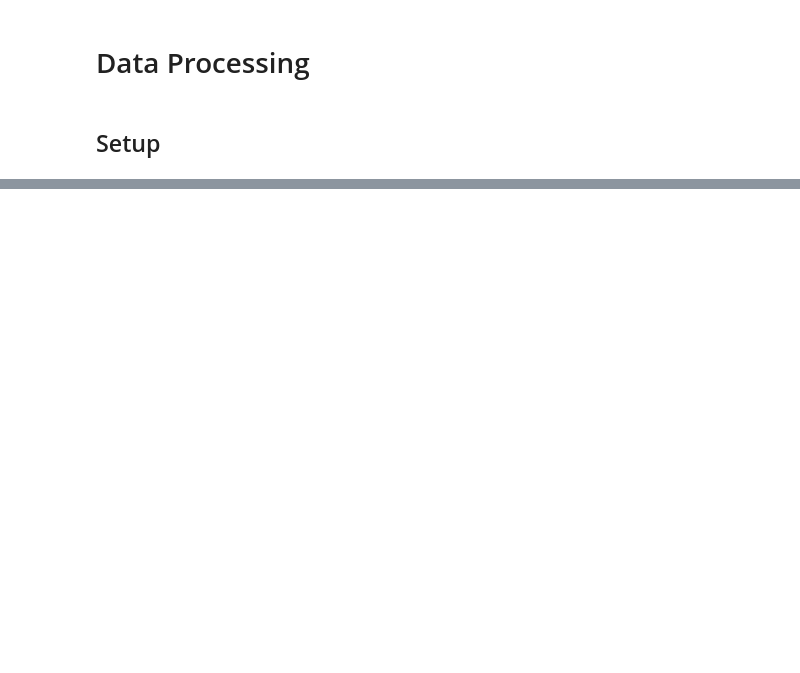
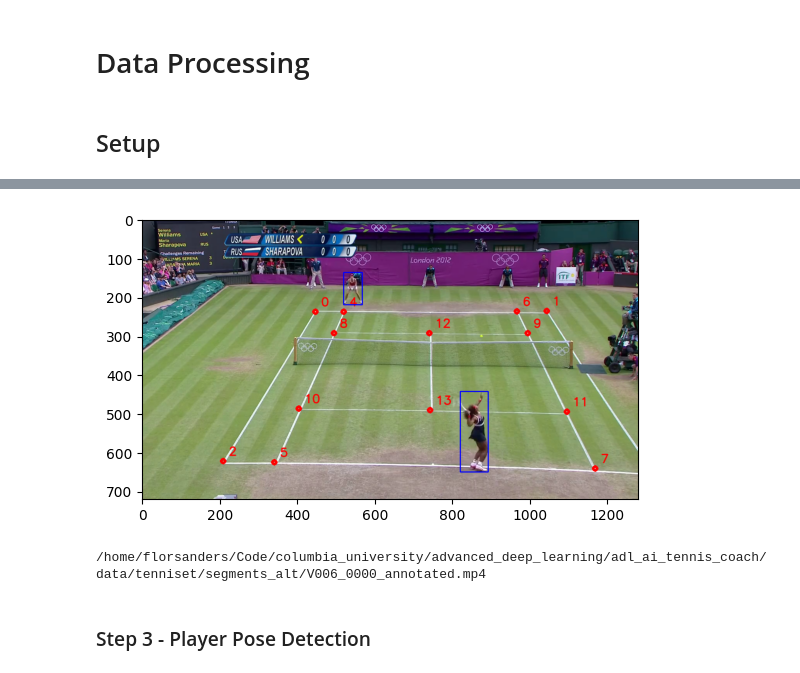
Before and after one commit to FlorSanders/Tennis_Shot_Prediction, a Jupyter notebook: src/data/data_processing.ipynb, the cells around one changed output, grey strips where cells are left out. Cells and saved outputs as stored; diff of their text form; code cells hidden in the pictures; blank space fills up the shorter version.

Commit message:
Data processing step 2

```diff
--- a/src/data/data_processing.ipynb
+++ b/src/data/data_processing.ipynb
@@ -433,0 +346,47 @@ print(random_file_path)
+# %%
+def visualize_segment_labels(
+    segment_path,
+    out_path=None,
+    labels_path=labels_path,
+):
+    # Parse segment name
+    segment_dir, segment_filename = os.path.split(segment_path)
+    segment_name, segment_ext = os.path.splitext(segment_filename)
+
+    # Read frames
+    frames, fps = read_video(segment_path)
+    assert frames is not None and len(frames), "Segment could not be read"
+    frame_height, frame_width, _ = frames[0].shape
+
+    # Read labels
+    court_sequence, ball_sequence, player_btm_bbox_sequence, player_top_bbox_sequence = read_segment_labels(segment_path, labels_path=labels_path)
+
+    # Video writer
+    fourcc = cv2.VideoWriter_fourcc(*"avc1")
+    default_out_path =  os.path.join(segment_dir, f"{segment_name}_annotated.mp4")
+    out_path = out_path if out_path is not None else default_out_path
+    writer = cv2.VideoWriter(out_path, fourcc, fps, (frame_width, frame_height))
+
+    # Visualize & write video
+    for frame_index, frame in enumerate(frames):
+        frame = visualize_frame_annotations(
+            frame,
+            court_sequence[frame_index],
+            ball_sequence[frame_index],
+            player_btm_bbox_sequence[frame_index],
+            player_top_bbox_sequence[frame_index],
+            show_court_numbers=True,
+            show_img=frame_index==0
+        )
+        writer.write(frame)
+
+    # Release video
+    writer.release()
+
+    return out_path
+# %%
+out_path = visualize_segment_labels(os.path.join(segments_path, segment_files[0]))
+print(out_path)
+# %% [output]
+[figure, added]
+/home/florsanders/Code/columbia_university/advanced_deep_learning/adl_ai_tennis_coach/data/tenniset/segments_alt/V006_0000_annotated.mp4
@@ -433,0 +416,2 @@ print(random_file_path)
+# %% [markdown]
+### Step 3 - Player Pose Detection
```
Also changed, not shown: parts of 27 cells of this notebook, 3 other files.
